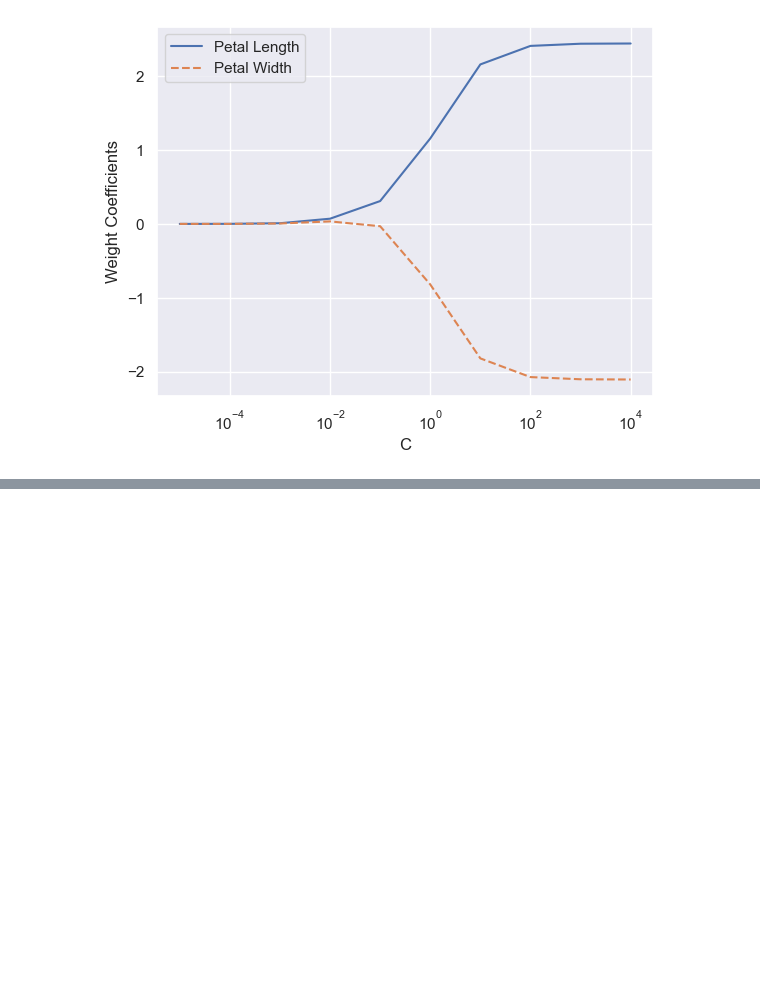
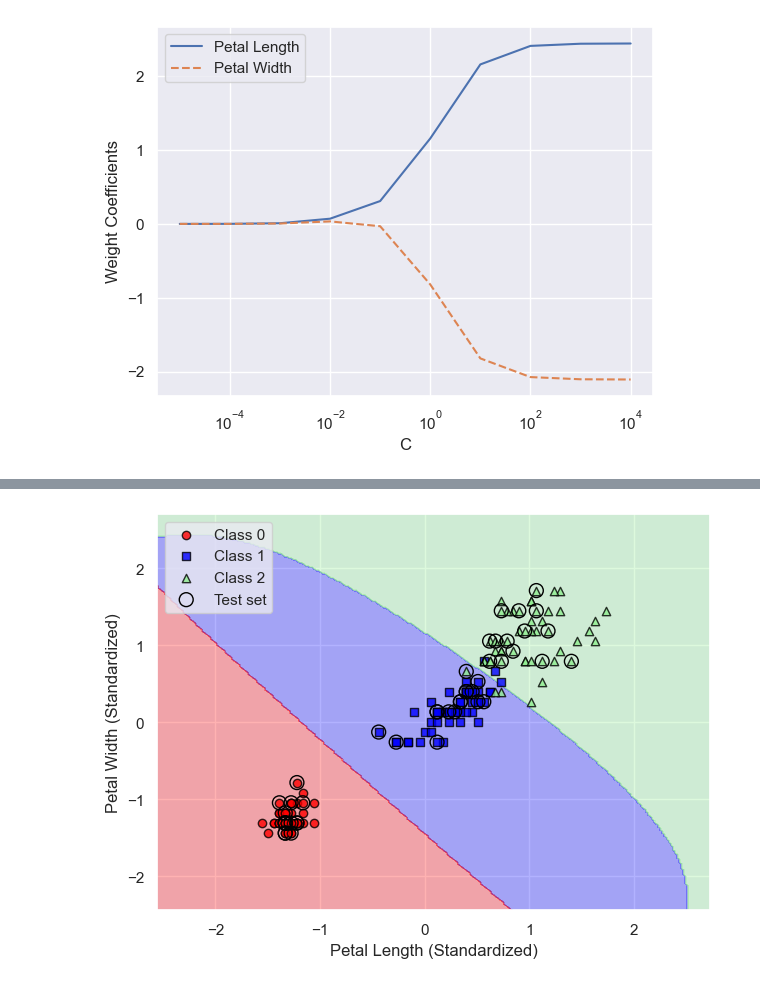
Before and after one commit to Consistent-Milk/data_science, a Jupyter notebook: Chapter 3/Analysis.ipynb, the cells around one changed output, grey strips where cells are left out. Saved outputs shown, nothing was run; the diff lists cells and outputs as text; code cells hidden in the pictures; blank space fills up the shorter version.

```diff
--- a/Chapter 3/Analysis.ipynb
+++ b/Chapter 3/Analysis.ipynb
@@ -156,0 +219,17 @@ plt.show()
+# %%
+svm = SVC(kernel='rbf', random_state=1, gamma=0.2, C=1.0)
+svm.fit(X_train_std, y_train)
+plot_decision_regions(
+    X_combined_std,
+    y_combined,
+    classifier=svm,
+    test_idx=range(105, 150)
+)
+plt.xlabel('Petal Length (Standardized)')
+plt.ylabel('Petal Width (Standardized)')
+plt.legend(loc='upper left')
+plt.tight_layout()
+plt.savefig('./Results/10_SVM_Regions_Iris.png')
+plt.show()
+# %% [output]
+[figure, added]
```
Also changed, not shown: parts of 4 cells of this notebook, 13 other files.
